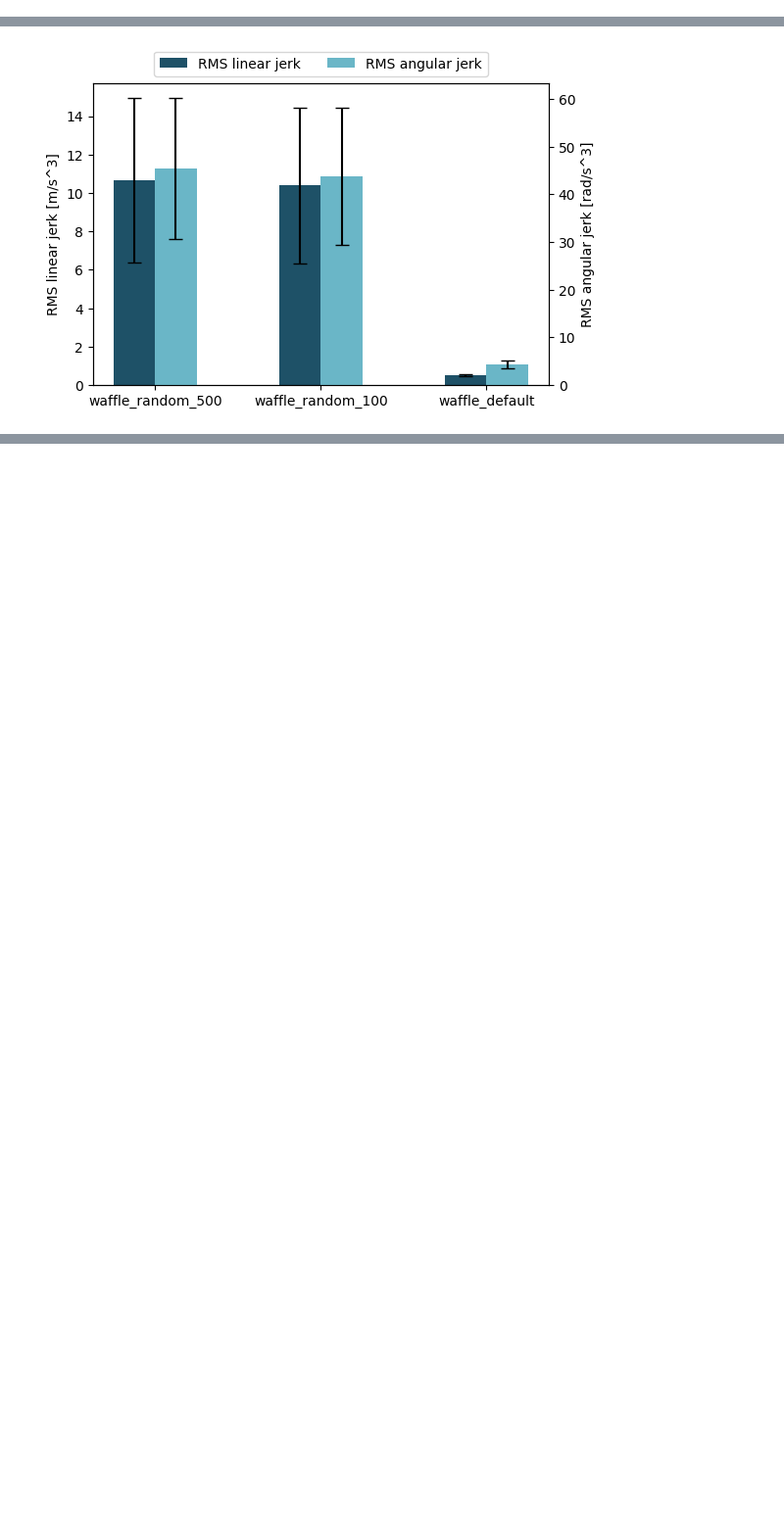
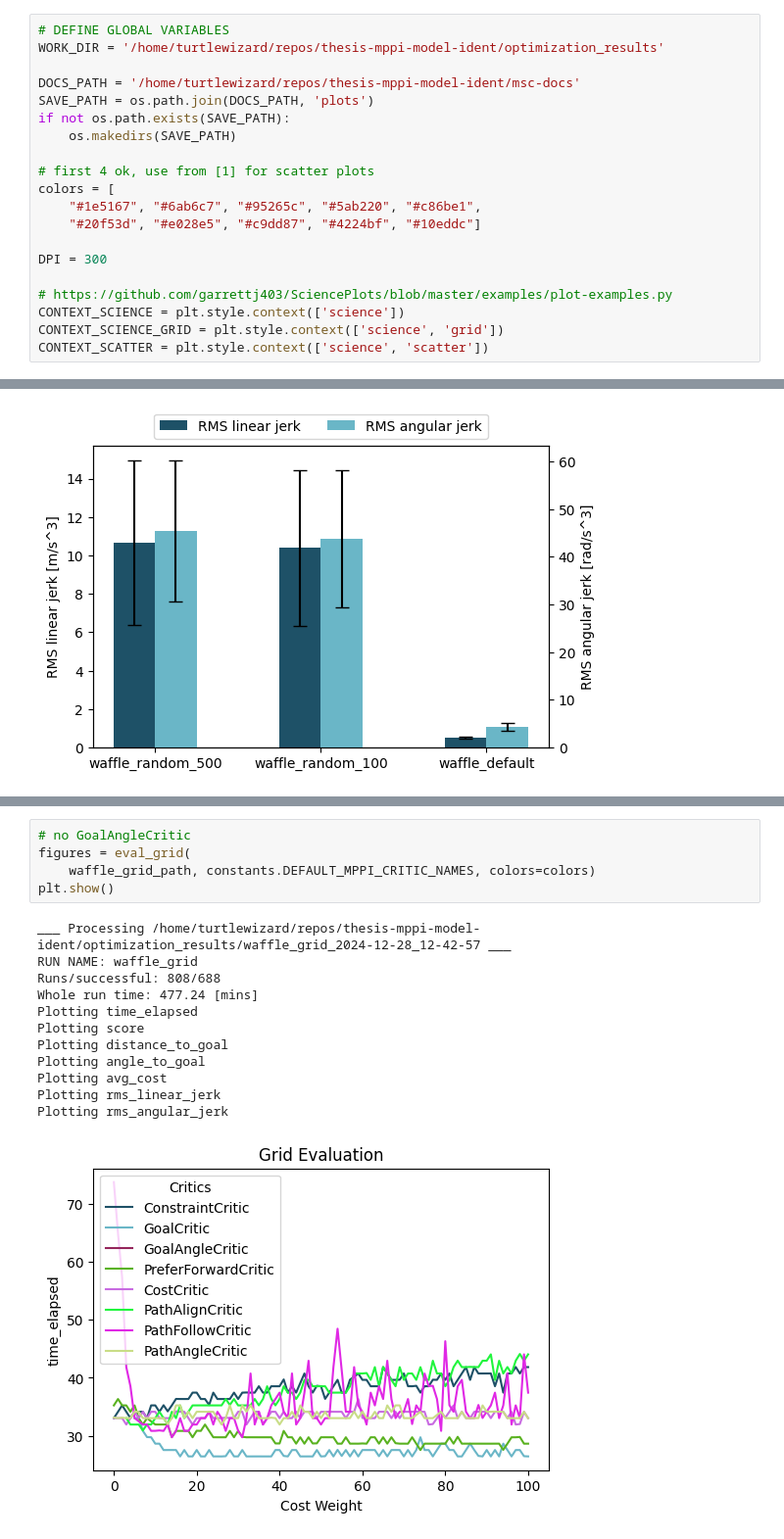
Before and after one commit to turtlewizard73/thesis-mppi-model-ident, a Jupyter notebook: workspace/src/controller_optimization/plots.ipynb, the cells around one changed output, grey strips where cells are left out. Shown at 98% size. Cells and saved outputs as stored; diff of their text form; blank space fills up the shorter version.

```diff
--- a/workspace/src/controller_optimization/plots.ipynb
+++ b/workspace/src/controller_optimization/plots.ipynb
@@ -20,3 +22,23 @@ WORK_DIR = '/home/turtlewizard/repos/thesis-mppi-model-ident/optimization_result
+# %%
+# DEFINE GLOBAL VARIABLES
+WORK_DIR = '/home/turtlewizard/repos/thesis-mppi-model-ident/optimization_results'
+
+DOCS_PATH = '/home/turtlewizard/repos/thesis-mppi-model-ident/msc-docs'
+SAVE_PATH = os.path.join(DOCS_PATH, 'plots')
+if not os.path.exists(SAVE_PATH):
+    os.makedirs(SAVE_PATH)
+
+# first 4 ok, use from [1] for scatter plots
+colors = [
+    "#1e5167", "#6ab6c7", "#95265c", "#5ab220", "#c86be1",
+    "#20f53d", "#e028e5", "#c9dd87", "#4224bf", "#10eddc"]
+
+DPI = 300
+
+# https://github.com/garrettj403/SciencePlots/blob/master/examples/plot-examples.py
+CONTEXT_SCIENCE = plt.style.context(['science'])
+CONTEXT_SCIENCE_GRID = plt.style.context(['science', 'grid'])
+CONTEXT_SCATTER = plt.style.context(['science', 'scatter'])
 # %%
 # __________ DISTRIBUTION TRIALS __________
 waffle_std_path = WORK_DIR + '/default_distribution_2024-11-24_13-23-28'
@@ -149,0 +238,18 @@ plt.show()
+# %%
+# no GoalAngleCritic
+figures = eval_grid(
+    waffle_grid_path, constants.DEFAULT_MPPI_CRITIC_NAMES, colors=colors)
+plt.show()
+# %% [output]
+___ Processing /home/turtlewizard/repos/thesis-mppi-model-ident/optimization_results/waffle_grid_2024-12-28_12-42-57 ___
+RUN NAME: waffle_grid
+Runs/successful: 808/688
+Whole run time: 477.24 [mins]
+Plotting time_elapsed
+Plotting score
+Plotting distance_to_goal
+Plotting angle_to_goal
+Plotting avg_cost
+Plotting rms_linear_jerk
+Plotting rms_angular_jerk
+[figure, added]
```
Also changed, not shown: parts of 9 cells of this notebook, 4 other files.
